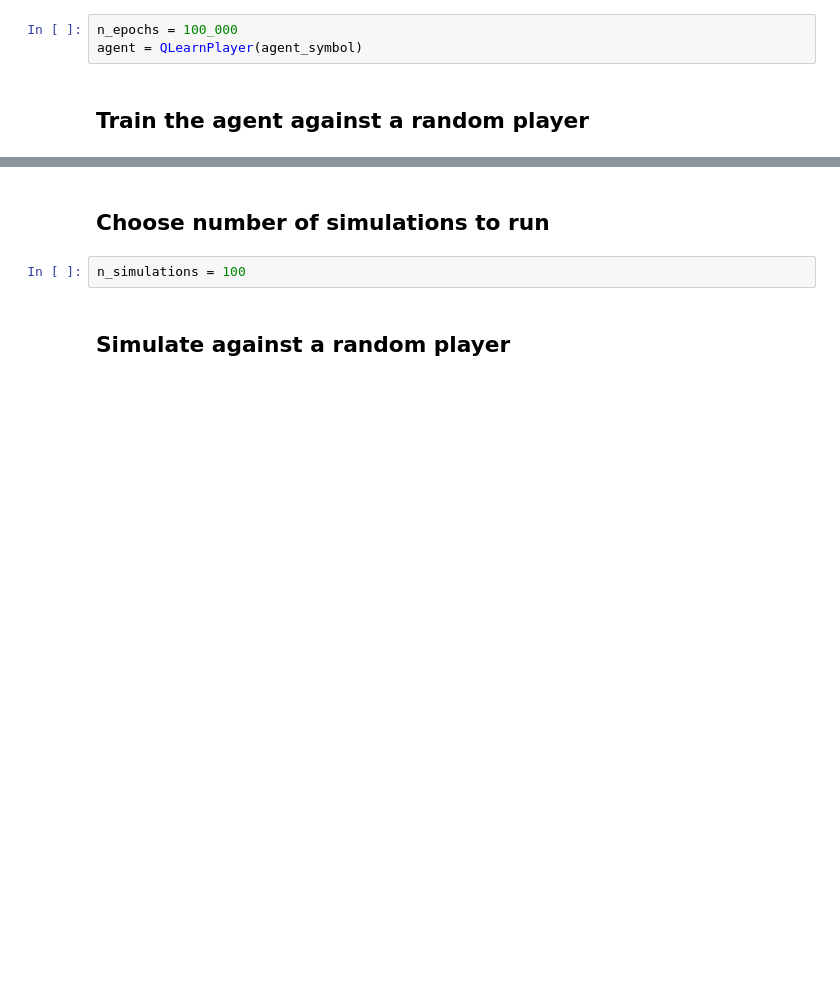
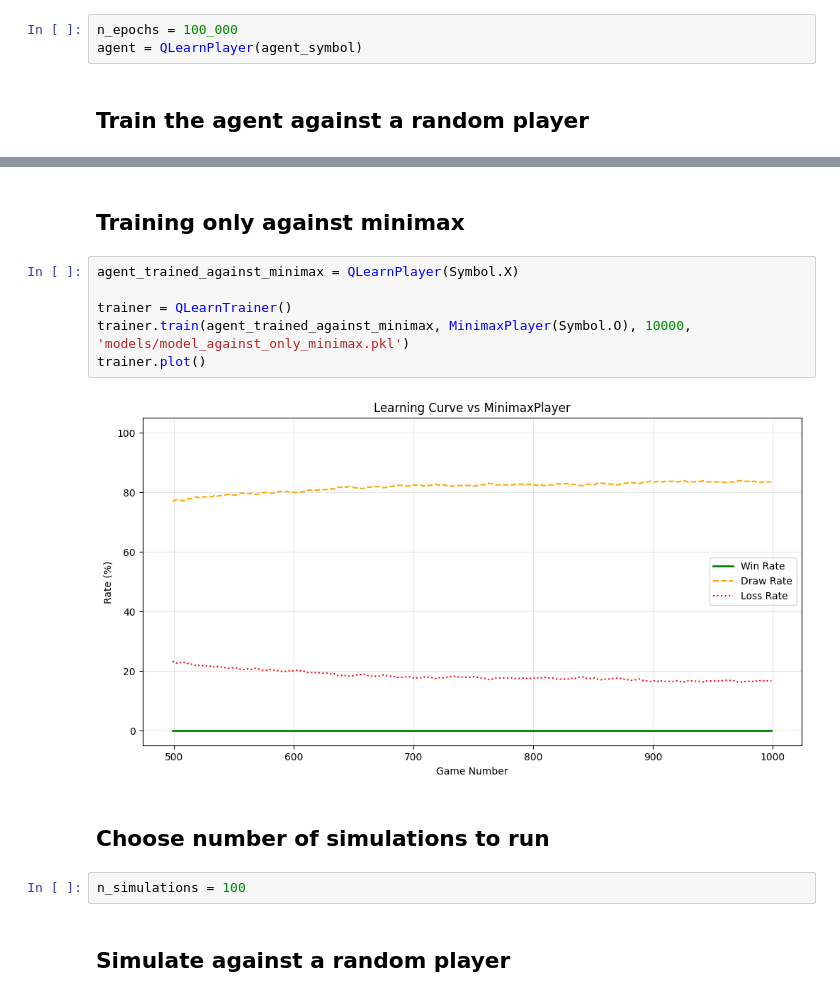
Before and after one commit to Mossberg1/Tic-Tac-Toe, a Jupyter notebook: nb.ipynb, the cells around one changed output, grey strips where cells are left out. Saved outputs shown, nothing was run; the diff lists cells and outputs as text; blank space fills up the shorter version.

```diff
--- a/nb.ipynb
+++ b/nb.ipynb
@@ -45,3 +41,13 @@ trainer.plot()
+# %% [markdown]
+## Training only against minimax
+# %%
+agent_trained_against_minimax = QLearnPlayer(Symbol.X)
+
+trainer = QLearnTrainer()
+trainer.train(agent_trained_against_minimax, MinimaxPlayer(Symbol.O), 10000, 'models/model_against_only_minimax.pkl')
+trainer.plot()
+# %% [output]
+[figure, added]
 # %% [markdown]
 ## Choose number of simulations to run
 # %%
```
Also changed, not shown: parts of 8 cells of this notebook, 11 other files.
